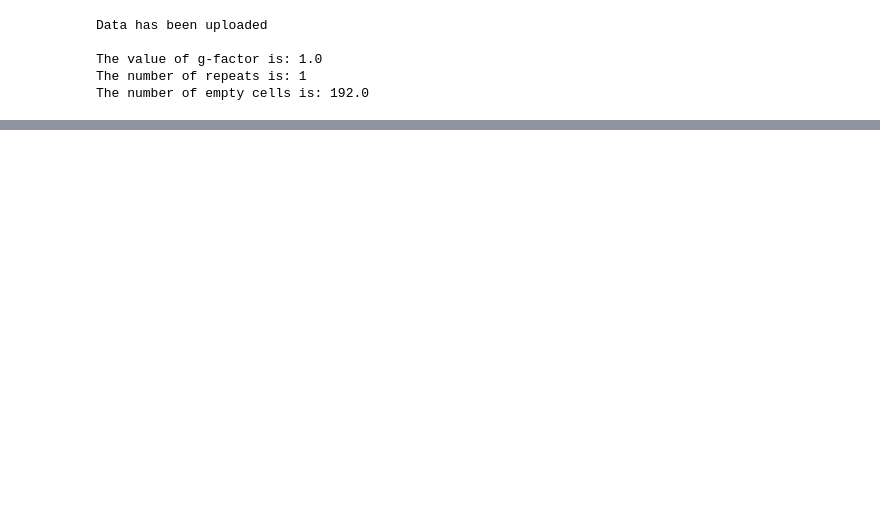
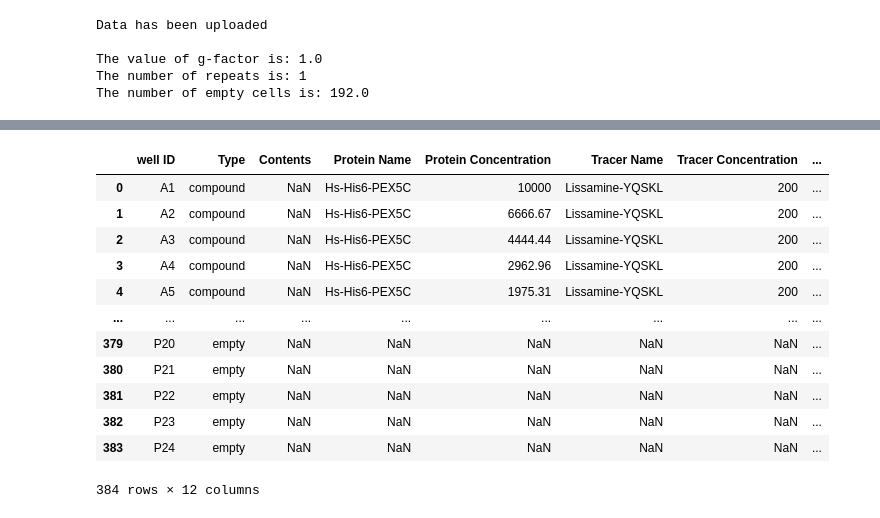
Before and after one commit to mariuszlas/Fluorescence-Anisotropy-Analysis-Development, a Jupyter notebook: fluorescenceanisotropy/fluores_anisotropy.ipynb, the cells around one changed output, grey strips where cells are left out. Saved outputs shown, nothing was run; the diff lists cells and outputs as text; code cells hidden in the pictures; blank space fills up the shorter version.

```diff
--- a/fluorescenceanisotropy/fluores_anisotropy.ipynb
+++ b/fluorescenceanisotropy/fluores_anisotropy.ipynb
@@ -431,0 +424,19 @@ my_data3.visualise(labelby=('repeat_1','s'), colorby='Protein Concentration', ti
+# %%
+no_index = df.reset_index().rename(columns={'index': 'well ID'})
+#no_index.rename(columns={'index': 'well ID'}, inplace=True)
+# %%
+no_index
+# %% [output]
+|  | well ID | Type | Contents | Protein Name | Protein Concentration | Tracer Name | Tracer Concentration | ... |
+| 0 | A1 | compound | NaN | Hs-His6-PEX5C | 10000 | Lissamine-YQSKL | 200 | ... |
+| 1 | A2 | compound | NaN | Hs-His6-PEX5C | 6666.67 | Lissamine-YQSKL | 200 | ... |
+| 2 | A3 | compound | NaN | Hs-His6-PEX5C | 4444.44 | Lissamine-YQSKL | 200 | ... |
+| 3 | A4 | compound | NaN | Hs-His6-PEX5C | 2962.96 | Lissamine-YQSKL | 200 | ... |
+| 4 | A5 | compound | NaN | Hs-His6-PEX5C | 1975.31 | Lissamine-YQSKL | 200 | ... |
+| ... | ... | ... | ... | ... | ... | ... | ... | ... |
+| 379 | P20 | empty | NaN | NaN | NaN | NaN | NaN | ... |
+| 380 | P21 | empty | NaN | NaN | NaN | NaN | NaN | ... |
+| 381 | P22 | empty | NaN | NaN | NaN | NaN | NaN | ... |
+| 382 | P23 | empty | NaN | NaN | NaN | NaN | NaN | ... |
+| 383 | P24 | empty | NaN | NaN | NaN | NaN | NaN | ... |
+384 rows × 12 columns
```
Also changed, not shown: parts of 39 cells of this notebook.
